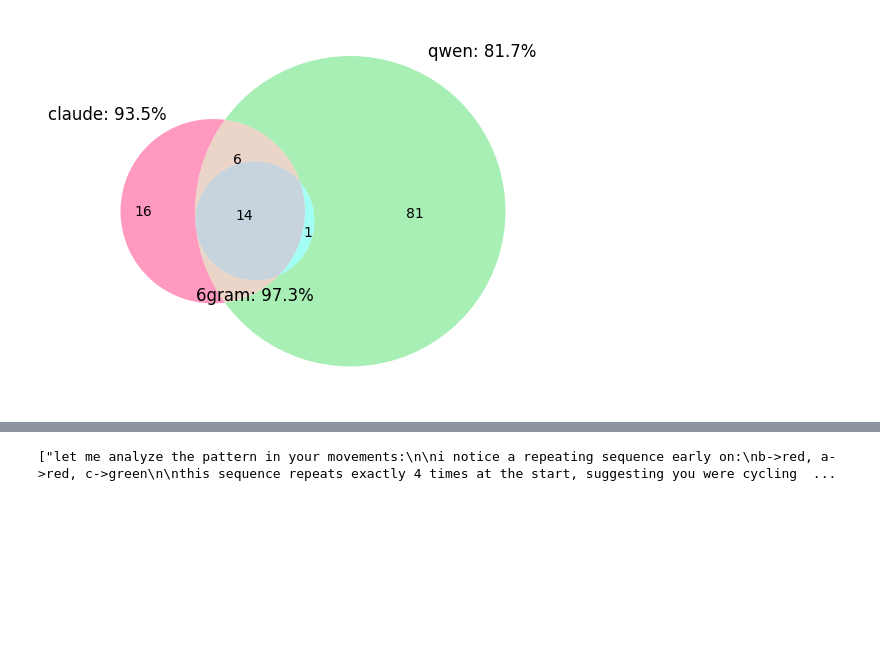
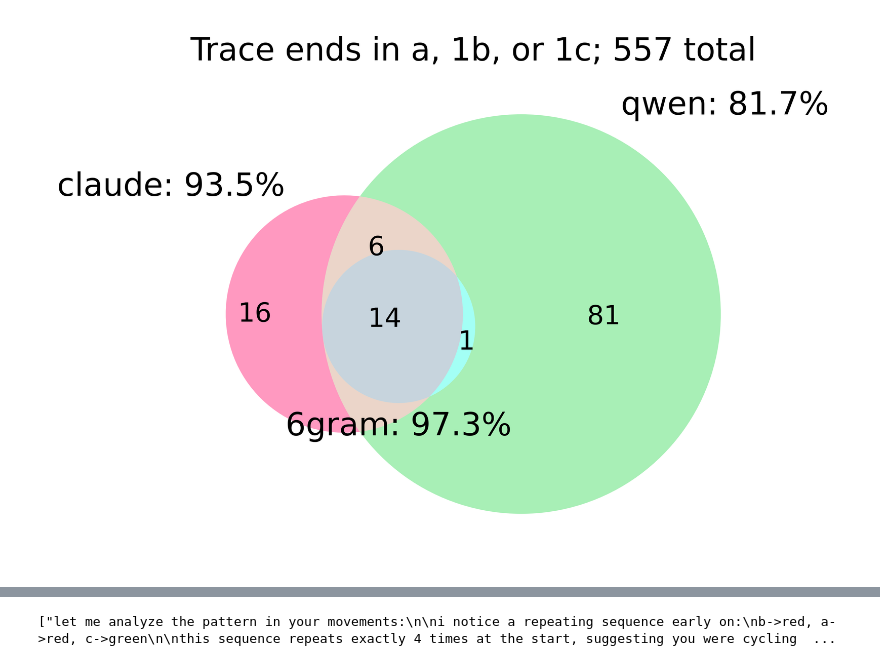
Before and after one commit to kavigupta/evallm, a Jupyter notebook: notebooks/illustrative-example.ipynb, the cells around one changed output, grey strips where cells are left out. Drawn from its saved outputs; the diff is of its cells as text; code cells hidden in the pictures; blank space fills up the shorter version.

Commit message:
dad more outputs

```diff
--- a/notebooks/illustrative-example.ipynb
+++ b/notebooks/illustrative-example.ipynb
@@ -96,5 +98,8 @@ plt.savefig("../output/example_dfa/sum_dfa_transducer_error.png", dpi=800)
 # %%
+plt.figure(tight_layout=True, dpi=800, figsize=(4.5, 3))
 plot_errors({k: v[transducer_trivial_cases] for k, v in transducer_masks.items()})
+plt.title(f"Trace ends in a, 1b, or 1c; {transducer_trivial_cases.sum()} total")
+plt.savefig("../output/example_dfa/sum_dfa_transducer_error_trivial.png", dpi=800)
 # %% [output]
-[figure, old version]
+[figure, new version]
 # %%
```
Also changed, not shown: parts of 7 cells of this notebook, 2 other files.
